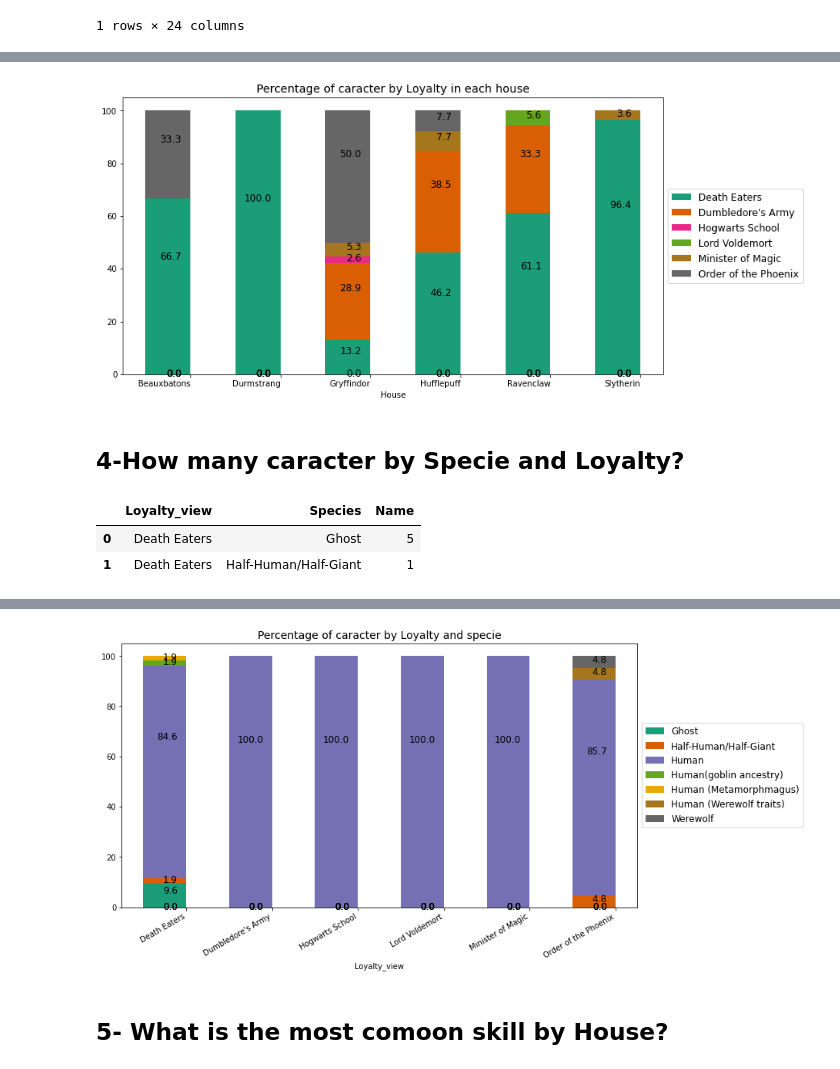
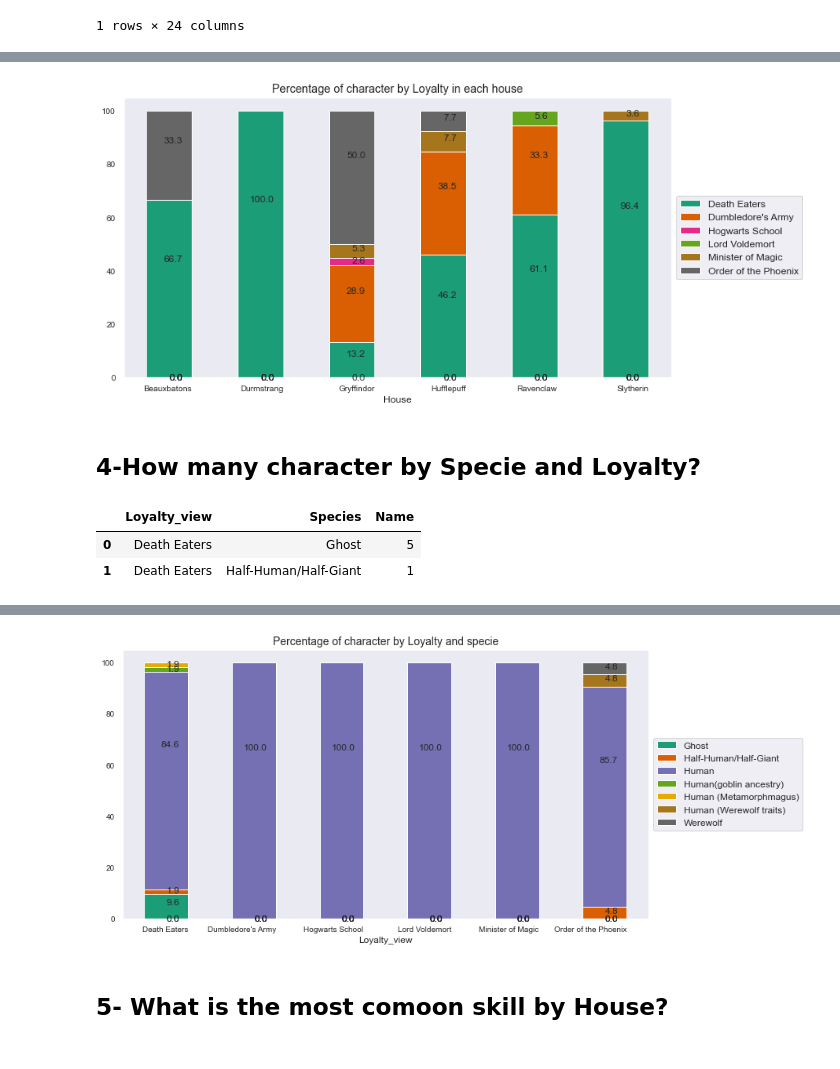
Before and after one commit to juluz/python-analysis, a Jupyter notebook: harry_potter/notebook/eda_characters.ipynb, the cells around one changed output, grey strips where cells are left out. Drawn from its saved outputs; the diff is of its cells as text; code cells hidden in the pictures.

Commit message:
finished project

```diff
--- a/harry_potter/notebook/eda_characters.ipynb
+++ b/harry_potter/notebook/eda_characters.ipynb
@@ -7,6 +7,7 @@ import pandas as pd
 import numpy as np
 import matplotlib.pyplot as plt
 import seaborn as sns
+sns.set(rc={'axes.facecolor':'white', 'figure.facecolor':'white'})
 
 import nltk
 
@@ -450,13 +451,13 @@ for rect in ax.patches:
 ax.legend(loc='center left', bbox_to_anchor=(1, 0.5), fontsize=12)
 ax.grid(False)
 figs.autofmt_xdate(rotation=360)
-plt.title("Percentage of caracter by Loyalty in each house", fontsize=14)
-fig.savefig('C:/Users/juml_/Documents/Projects/github/python-analysis/harry_potter/image/house_loyalt.png',bbox_inches='tight',transparent=True)
+plt.title("Percentage of character by Loyalty in each house", fontsize=14)
+fig.savefig('C:/Users/juml_/Documents/Projects/github/python-analysis/harry_potter/image/house_loyalt.png',bbox_inches='tight',transparent=False)
 plt.show();
 # %% [output]
-[figure, old version]
+[figure, new version]
 # %% [markdown]
-## 4-How many caracter by Specie and Loyalty? <br>
+## 4-How many character by Specie and Loyalty? <br>
 # %%
 ## group by loyalty and specie:
 df_lo_spec_gp = df_caracter_house.groupby(['Loyalty_view','Species']) \
@@ -485,37 +486,36 @@ df_pivot_lol_spec
 # %%
 stacked_data = df_pivot_lol_spec.apply(lambda x: x*100/sum(x), axis=1)
 fig = plt.figure()
 ax = fig.add_subplot()
 width = 0.5
 
 col = sns.color_palette("hls", 11)
 stacked_data.plot(kind='bar', stacked=True, ax=ax, width=width, position=1,fontsize=10,colormap='Dark2')
 
 figs = plt.gcf()
 fig.set_size_inches(12, 7)
 
 for rect in ax.patches:
     # Find where everything is located
     height = rect.get_height()
     width = rect.get_width()
     x = rect.get_x()
     y = rect.get_y()
 
     label_text = f'{height:.1f}'  # f'{height:.2f}' to format decimal values
 
-    # ax.text(x, y, text)
     label_x = x + 0.4  # adjust 0.2 to center the label
     label_y = y + height / 1.5
     ax.text(label_x, label_y, label_text, ha='right', va='center', fontsize=12)
 
 ax.legend(loc='center left', bbox_to_anchor=(1, 0.5), fontsize=12)
 ax.grid(False)
-figs.autofmt_xdate(rotation=30)
-plt.title("Percentage of caracter by Loyalty and specie", fontsize=14)
-fig.savefig('C:/Users/juml_/Documents/Projects/github/python-analysis/harry_potter/image/specie_loyalt.png',bbox_inches='tight',transparent=True)
+figs.autofmt_xdate(rotation=360)
+plt.title("Percentage of character by Loyalty and specie", fontsize=14)
+fig.savefig('C:/Users/juml_/Documents/Projects/github/python-analysis/harry_potter/image/specie_loyalt.png',bbox_inches='tight',transparent=False)
 plt.show();
 # %% [output]
-[figure, old version]
+[figure, new version]
 # %% [markdown]
 ## 5- What is the most comoon skill by House? <br>
 # %%
```
Also changed, not shown: parts of 15 cells of this notebook, 15 other files.
